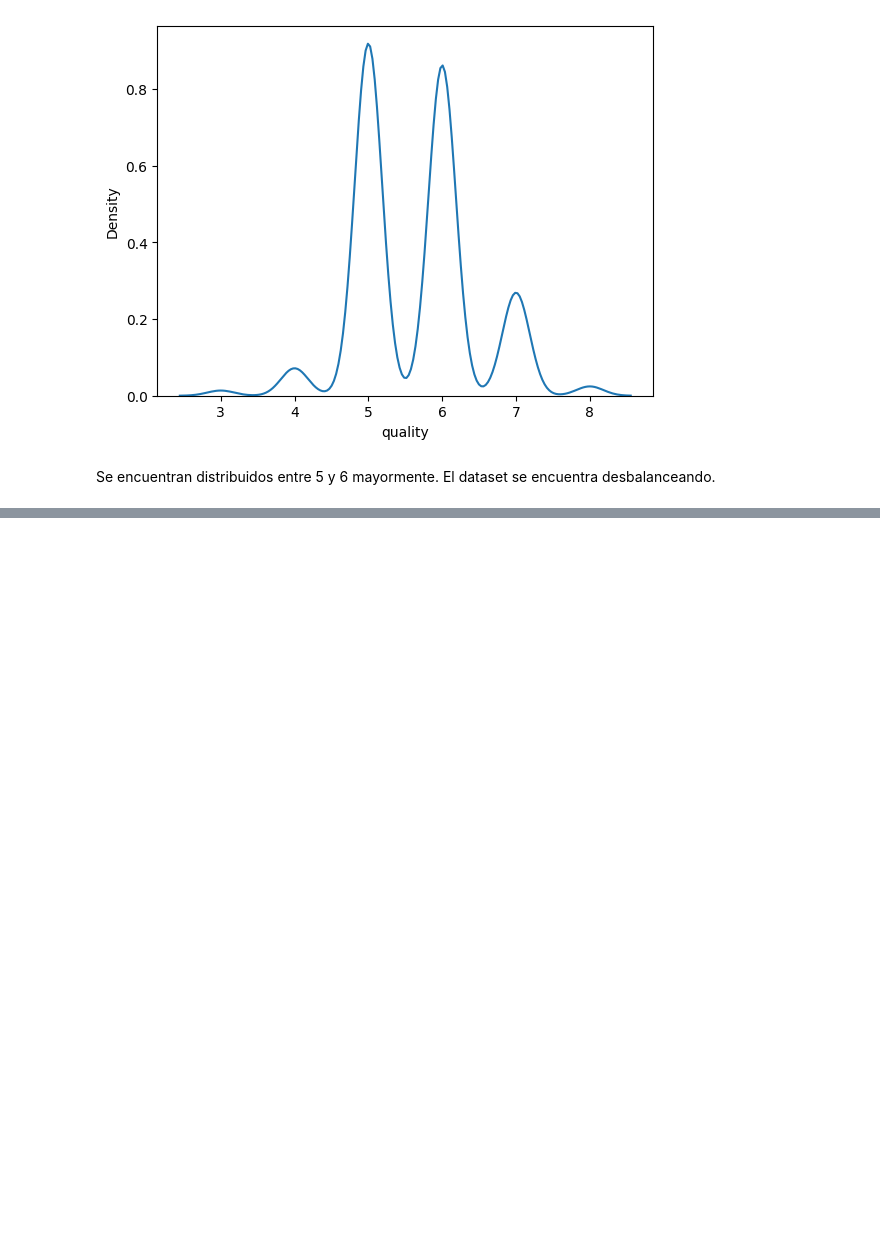
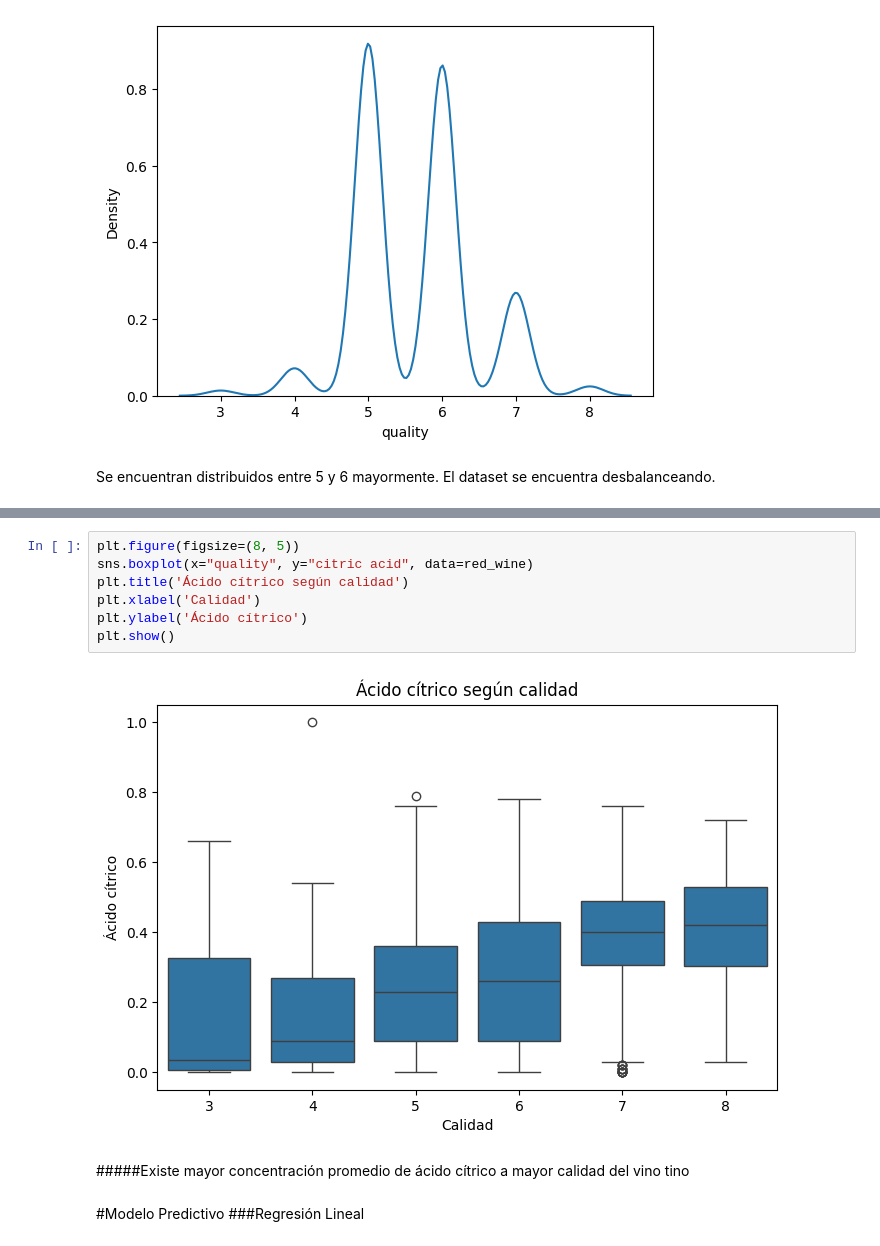
Before and after one commit to joterolyj/Coderhouse, a Jupyter notebook: Wine_Quality.ipynb, the cells around one changed output, grey strips where cells are left out. Cells and saved outputs as stored; diff of their text form; blank space fills up the shorter version.

```diff
--- a/Wine_Quality.ipynb
+++ b/Wine_Quality.ipynb
@@ -229,0 +290,14 @@ sns.catplot(x="quality", y="citric acid", kind="box", data=red_wine)
+# %%
+plt.figure(figsize=(8, 5))
+sns.boxplot(x="quality", y="citric acid", data=red_wine)
+plt.title('Ácido cítrico según calidad')
+plt.xlabel('Calidad')
+plt.ylabel('Ácido cítrico')
+plt.show()
+# %% [output]
+[figure, added]
+# %% [markdown]
+#####Existe mayor concentración promedio de ácido cítrico a mayor calidad del vino tino
+# %% [markdown]
+#Modelo Predictivo
+###Regresión Lineal
```
Also changed, not shown: parts of 18 cells of this notebook.
